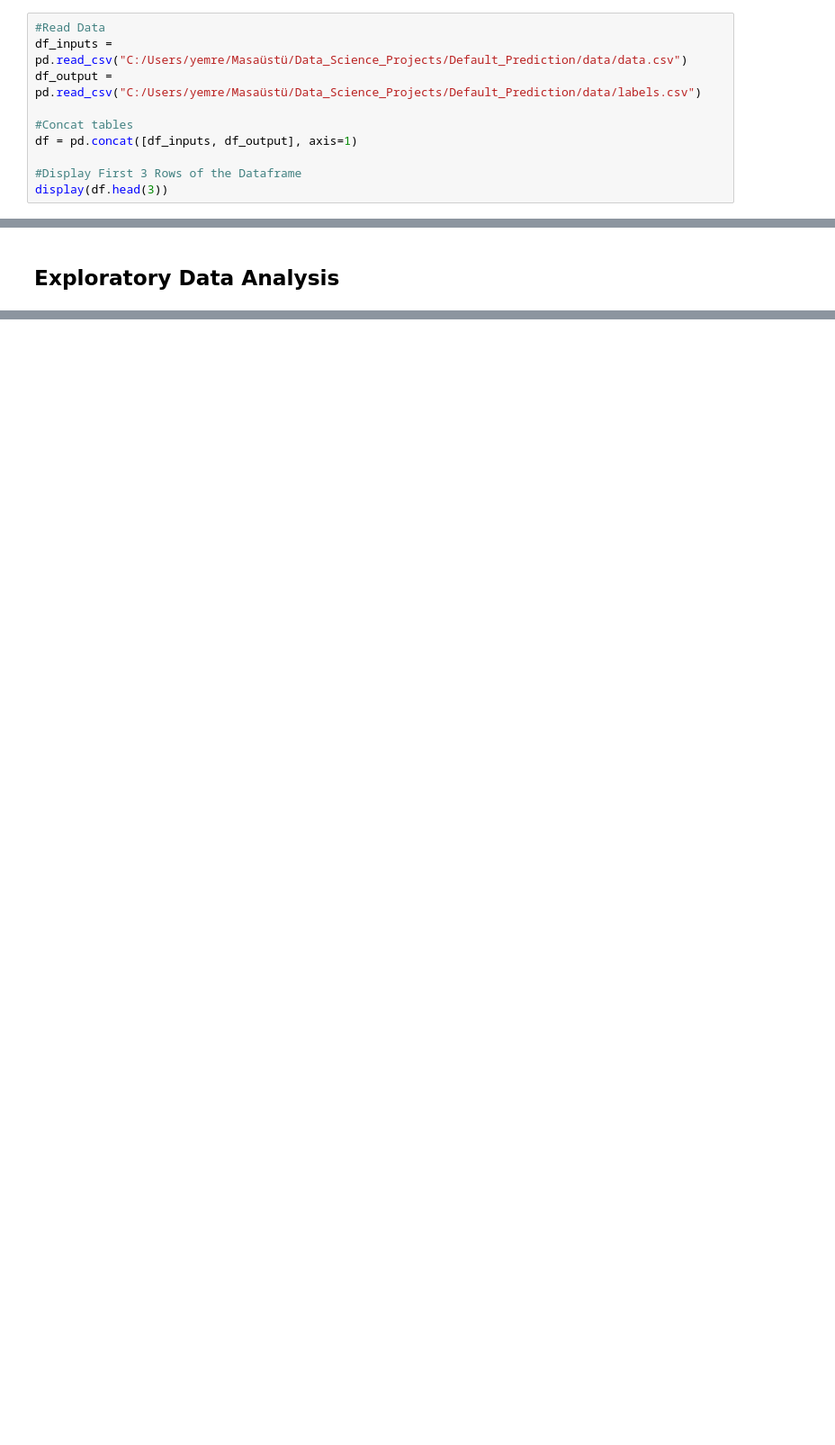
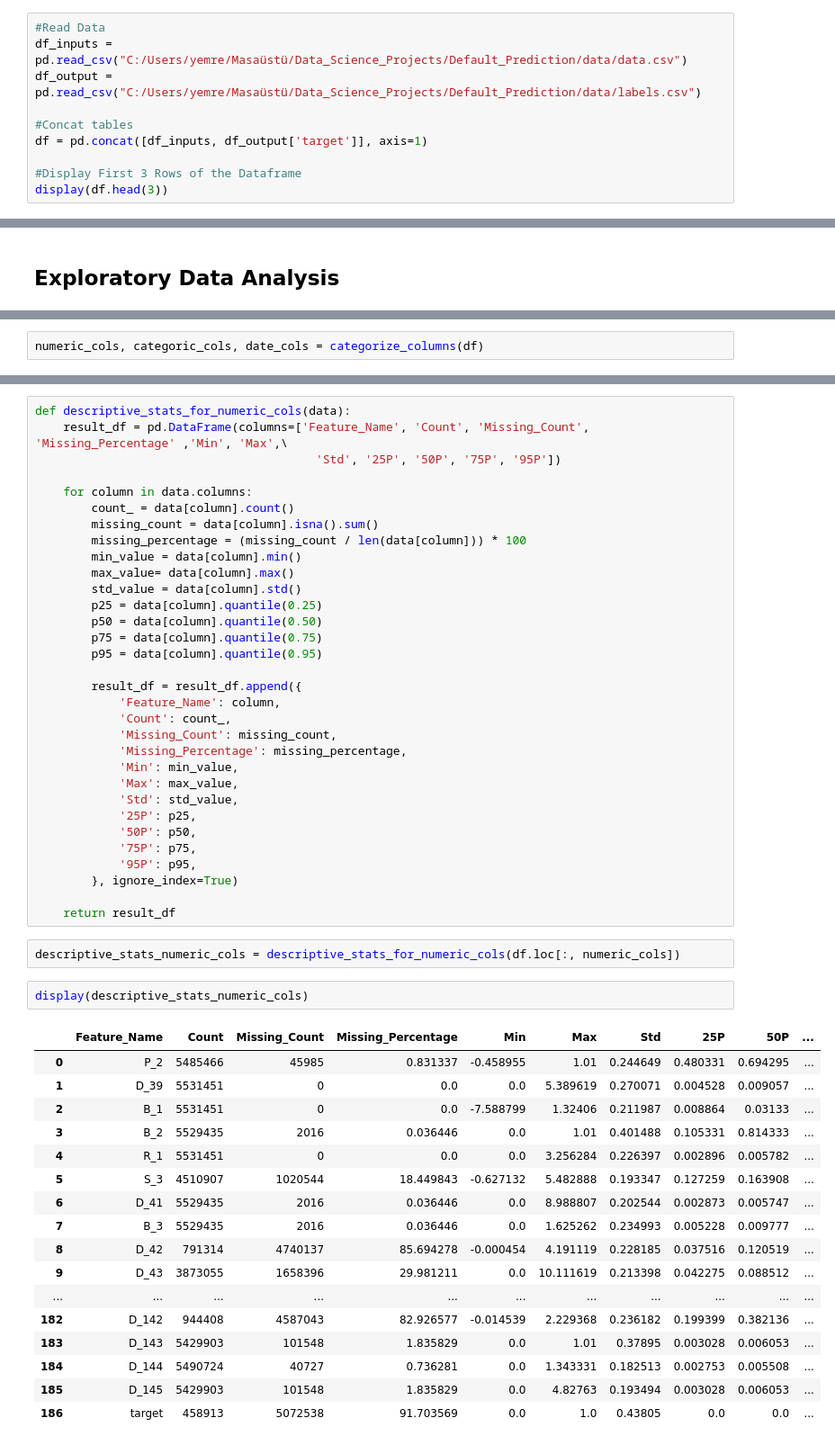
Before and after one commit to emrredogan/Default-Prediction, a Jupyter notebook: src/main.ipynb, the cells around one changed output, grey strips where cells are left out. Shown: that part at 90% size. Cells and saved outputs as stored; diff of their text form; blank space fills up the shorter version.

```diff
--- a/src/main.ipynb
+++ b/src/main.ipynb
@@ -36,7 +39,7 @@ df_inputs = pd.read_csv("C:/Users/yemre/Masaüstü/Data_Science_Projects/Default
 df_output = pd.read_csv("C:/Users/yemre/Masaüstü/Data_Science_Projects/Default_Prediction/data/labels.csv")
 
 #Concat tables
-df = pd.concat([df_inputs, df_output], axis=1)
+df = pd.concat([df_inputs, df_output['target']], axis=1)
 
 #Display First 3 Rows of the Dataframe
 display(df.head(3))
@@ -51,0 +80,2 @@ display(df.head(3))
+# %%
+numeric_cols, categoric_cols, date_cols = categorize_columns(df)
@@ -51,0 +94,54 @@ display(df.head(3))
+# %%
+def descriptive_stats_for_numeric_cols(data):
+    result_df = pd.DataFrame(columns=['Feature_Name', 'Count', 'Missing_Count', 'Missing_Percentage' ,'Min', 'Max',\
+                                        'Std', '25P', '50P', '75P', '95P'])
+
+    for column in data.columns:
+        count_ = data[column].count()
+        missing_count = data[column].isna().sum()
+        missing_percentage = (missing_count / len(data[column])) * 100
+        min_value = data[column].min()
+        max_value= data[column].max()
+        std_value = data[column].std()
+        p25 = data[column].quantile(0.25)
+        p50 = data[column].quantile(0.50)
+        p75 = data[column].quantile(0.75)
+        p95 = data[column].quantile(0.95)
+
+        result_df = result_df.append({
+            'Feature_Name': column,
+            'Count': count_,
+            'Missing_Count': missing_count,
+            'Missing_Percentage': missing_percentage,
+            'Min': min_value,
+            'Max': max_value,
+            'Std': std_value,
+            '25P': p25,
+            '50P': p50,
+            '75P': p75,
+            '95P': p95,
+        }, ignore_index=True)
+
+    return result_df
+# %%
+descriptive_stats_numeric_cols = descriptive_stats_for_numeric_cols(df.loc[:, numeric_cols])
+# %%
+display(descriptive_stats_numeric_cols)
+# %% [output]
+|  | Feature_Name | Count | Missing_Count | Missing_Percentage | Min | Max | Std | 25P | 50P | ... |
+| 0 | P_2 | 5485466 | 45985 | 0.831337 | -0.458955 | 1.01 | 0.244649 | 0.480331 | 0.694295 | ... |
+| 1 | D_39 | 5531451 | 0 | 0.0 | 0.0 | 5.389619 | 0.270071 | 0.004528 | 0.009057 | ... |
+| 2 | B_1 | 5531451 | 0 | 0.0 | -7.588799 | 1.32406 | 0.211987 | 0.008864 | 0.03133 | ... |
+| 3 | B_2 | 5529435 | 2016 | 0.036446 | 0.0 | 1.01 | 0.401488 | 0.105331 | 0.814333 | ... |
+| 4 | R_1 | 5531451 | 0 | 0.0 | 0.0 | 3.256284 | 0.226397 | 0.002896 | 0.005782 | ... |
+| 5 | S_3 | 4510907 | 1020544 | 18.449843 | -0.627132 | 5.482888 | 0.193347 | 0.127259 | 0.163908 | ... |
+| 6 | D_41 | 5529435 | 2016 | 0.036446 | 0.0 | 8.988807 | 0.202544 | 0.002873 | 0.005747 | ... |
+| 7 | B_3 | 5529435 | 2016 | 0.036446 | 0.0 | 1.625262 | 0.234993 | 0.005228 | 0.009777 | ... |
+| 8 | D_42 | 791314 | 4740137 | 85.694278 | -0.000454 | 4.191119 | 0.228185 | 0.037516 | 0.120519 | ... |
+| 9 | D_43 | 3873055 | 1658396 | 29.981211 | 0.0 | 10.111619 | 0.213398 | 0.042275 | 0.088512 | ... |
+| ... | ... | ... | ... | ... | ... | ... | ... | ... | ... | ... |
+| 182 | D_142 | 944408 | 4587043 | 82.926577 | -0.014539 | 2.229368 | 0.236182 | 0.199399 | 0.382136 | ... |
+| 183 | D_143 | 5429903 | 101548 | 1.835829 | 0.0 | 1.01 | 0.37895 | 0.003028 | 0.006053 | ... |
+| 184 | D_144 | 5490724 | 40727 | 0.736281 | 0.0 | 1.343331 | 0.182513 | 0.002753 | 0.005508 | ... |
+| 185 | D_145 | 5429903 | 101548 | 1.835829 | 0.0 | 4.82763 | 0.193494 | 0.003028 | 0.006053 | ... |
+| 186 | target | 458913 | 5072538 | 91.703569 | 0.0 | 1.0 | 0.43805 | 0.0 | 0.0 | ... |
```
Also changed, not shown: parts of 15 cells of this notebook.
